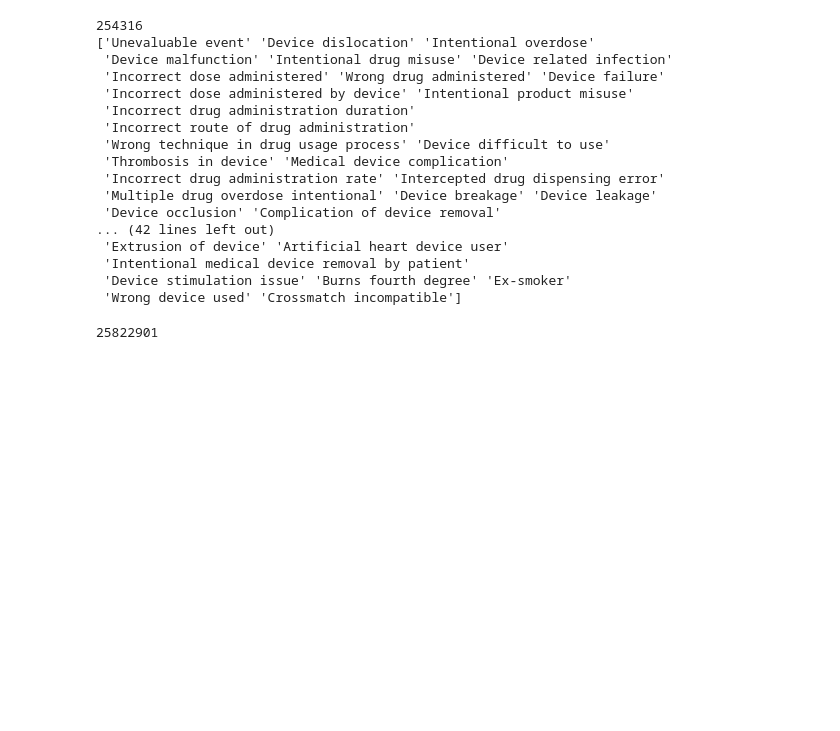
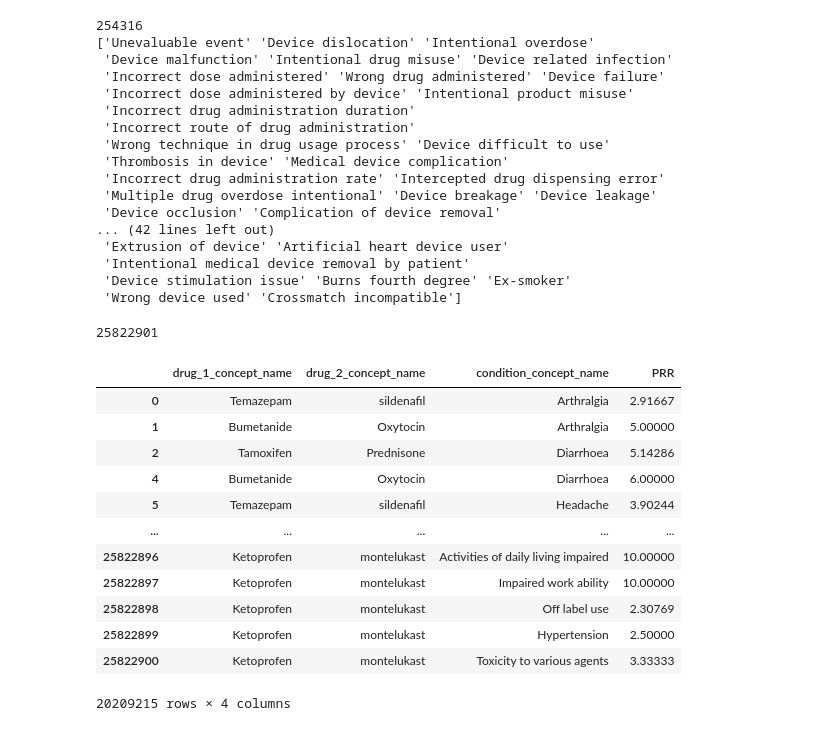
Before and after one commit to imtimtam/ddi-api, a Jupyter notebook: notebook/TWOSIDES_analysis.ipynb, the cells around one changed output. Saved outputs shown, nothing was run; the diff lists cells and outputs as text; code cells hidden in the pictures; blank space fills up the shorter version.

Commit message:
Add filtering on PRR

```diff
--- a/notebook/TWOSIDES_analysis.ipynb
+++ b/notebook/TWOSIDES_analysis.ipynb
@@ -75,3 +75,21 @@ filtered_twosides.to_csv("../data/TWOSIDES_trimmed.csv", index=False)
 print(len(filtered_twosides))
 # %% [output]
 25822901
+# %%
+# Filter on insignificant PRR values
+filtered_twosides = pd.read_csv("../data/TWOSIDES_trimmed.csv")
+filtered_twosides[filtered_twosides['PRR'] >= 2.0]
+# %% [output]
+|  | drug_1_concept_name | drug_2_concept_name | condition_concept_name | PRR |
+| 0 | Temazepam | sildenafil | Arthralgia | 2.91667 |
+| 1 | Bumetanide | Oxytocin | Arthralgia | 5.00000 |
+| 2 | Tamoxifen | Prednisone | Diarrhoea | 5.14286 |
+| 4 | Bumetanide | Oxytocin | Diarrhoea | 6.00000 |
+| 5 | Temazepam | sildenafil | Headache | 3.90244 |
+| ... | ... | ... | ... | ... |
+| 25822896 | Ketoprofen | montelukast | Activities of daily living impaired | 10.00000 |
+| 25822897 | Ketoprofen | montelukast | Impaired work ability | 10.00000 |
+| 25822898 | Ketoprofen | montelukast | Off label use | 2.30769 |
+| 25822899 | Ketoprofen | montelukast | Hypertension | 2.50000 |
+| 25822900 | Ketoprofen | montelukast | Toxicity to various agents | 3.33333 |
+20209215 rows × 4 columns
```
Also changed, not shown: parts of 1 cell of this notebook.
